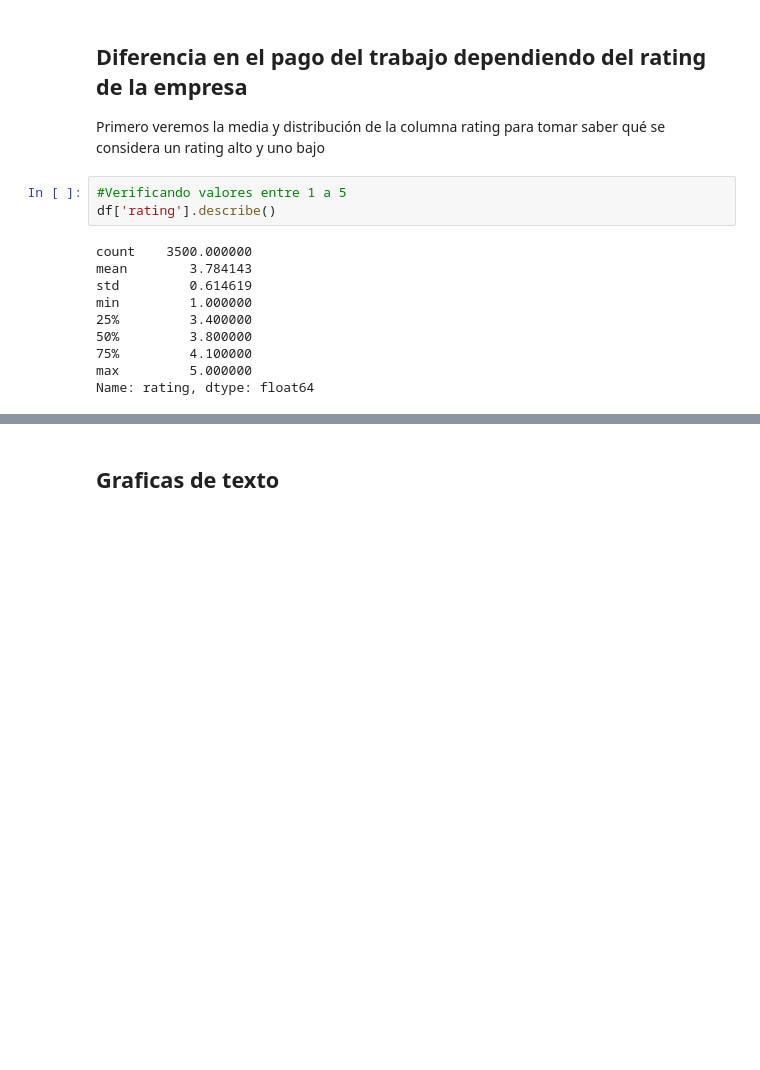
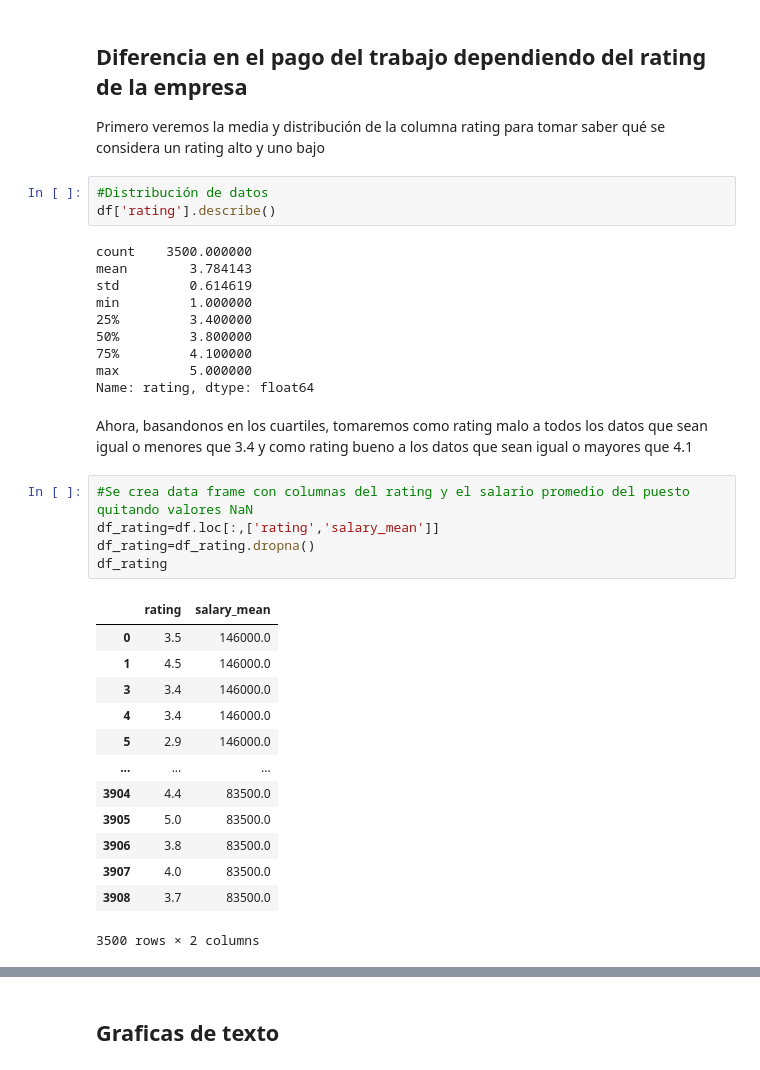
Before and after one commit to Arturoviedo/Proyecto_Bedu_P2, a Jupyter notebook: Modulo3_proyecto_analisis_empleos_datascientist.ipynb, the cells around one changed output, grey strips where cells are left out. Cells and saved outputs as stored; diff of their text form; blank space fills up the shorter version.

```diff
--- a/Modulo3_proyecto_analisis_empleos_datascientist.ipynb
+++ b/Modulo3_proyecto_analisis_empleos_datascientist.ipynb
@@ -1039,7 +1039,7 @@ df[["rating","salary_mean"]].corr().iplot(kind="heatmap",colorscale='spectral')
 ## Diferencia en el pago del trabajo dependiendo del rating de la empresa
 Primero veremos la media y distribución de la columna rating para tomar saber qué se considera un rating alto y uno bajo
 # %%
-#Verificando valores entre 1 a 5
+#Distribución de datos
 df['rating'].describe()
 # %% [output]
 count    3500.000000
@@ -1051,3 +1051,24 @@ min         1.000000
 75%         4.100000
 max         5.000000
 Name: rating, dtype: float64
+# %% [markdown]
+Ahora, basandonos en los cuartiles, tomaremos como rating malo a todos los datos que sean igual o menores que 3.4 y como rating bueno a los datos que sean igual o mayores que 4.1
+# %%
+#Se crea data frame con columnas del rating y el salario promedio del puesto quitando valores NaN
+df_rating=df.loc[:,['rating','salary_mean']]
+df_rating=df_rating.dropna()
+df_rating
+# %% [output]
+|  | rating | salary_mean |
+| 0 | 3.5 | 146000.0 |
+| 1 | 4.5 | 146000.0 |
+| 3 | 3.4 | 146000.0 |
+| 4 | 3.4 | 146000.0 |
+| 5 | 2.9 | 146000.0 |
+| ... | ... | ... |
+| 3904 | 4.4 | 83500.0 |
+| 3905 | 5.0 | 83500.0 |
+| 3906 | 3.8 | 83500.0 |
+| 3907 | 4.0 | 83500.0 |
+| 3908 | 3.7 | 83500.0 |
+3500 rows × 2 columns
```
Also changed, not shown: parts of 1 cell of this notebook.
